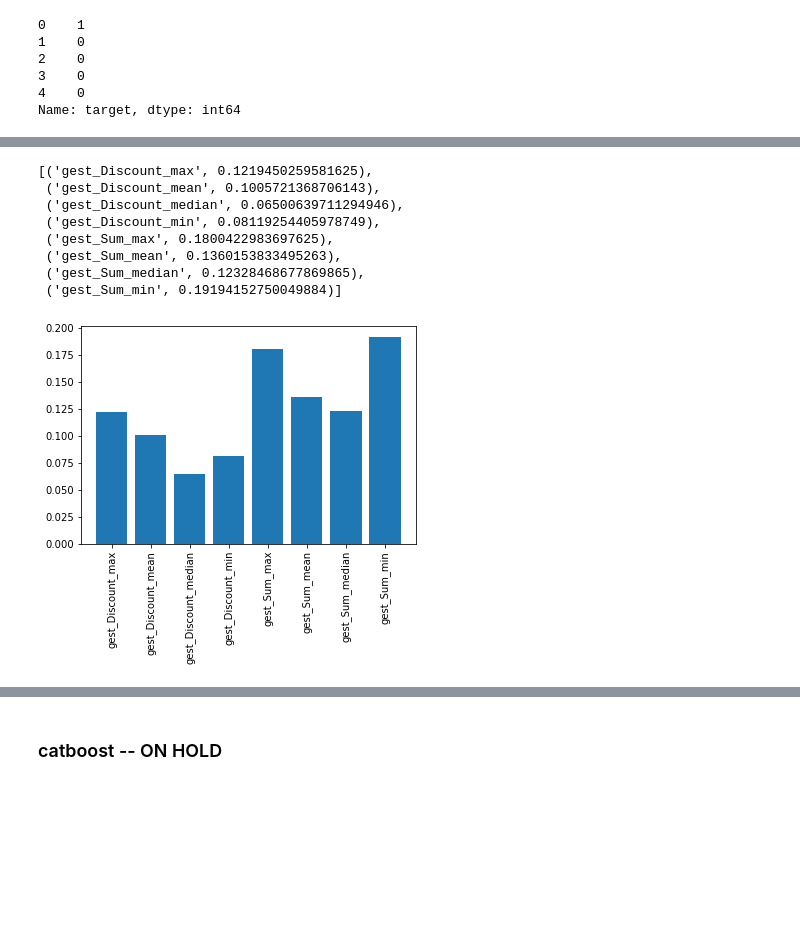
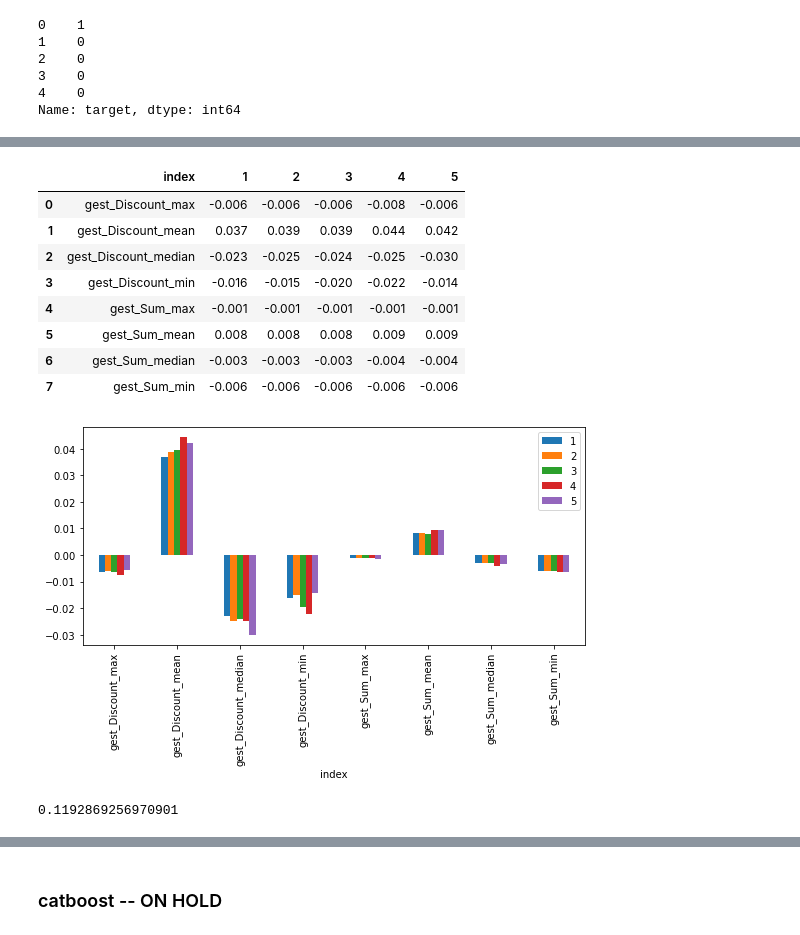
Before and after one commit to snakerzr/cupcake_churn_prediction, a Jupyter notebook: notebook.ipynb, the cells around one changed output, grey strips where cells are left out. Drawn from its saved outputs; the diff is of its cells as text; code cells hidden in the pictures; blank space fills up the shorter version.

```diff
--- a/notebook.ipynb
+++ b/notebook.ipynb
@@ -1157,10 +1161,11 @@ Name: target, dtype: int64
+# %%
+cv = ShuffleSplit(n_splits=5, test_size=0.3)
 # %%
 # Логистическая регрессия
 with warnings.catch_warnings():
     warnings.simplefilter('ignore')
     log_reg = LogisticRegression()
-    # log_reg_cv_orig = cross_validate(log_reg, X_orig, y_orig, cv=5, scoring='roc_auc')
-    log_reg_cv_new = cross_validate(log_reg, X, y, cv=5, scoring='roc_auc')
+    log_reg_cv = cross_validate(log_reg, X, y, cv=cv, scoring='roc_auc',return_estimator=True)
 
 # Здесь ошибки несходимости - убрал
 # %%
@@ -1248,17 +1214,24 @@ forest = RandomForestClassifier(random_state=rand_state).fit(X,y)
-# %%
-list(zip(X.columns,forest.feature_importances_))
-# %% [output]
-[('gest_Discount_max', 0.1219450259581625),
- ('gest_Discount_mean', 0.1005721368706143),
- ('gest_Discount_median', 0.06500639711294946),
- ('gest_Discount_min', 0.08119254405978749),
- ('gest_Sum_max', 0.1800422983697625),
- ('gest_Sum_mean', 0.1360153833495263),
- ('gest_Sum_median', 0.12328468677869865),
- ('gest_Sum_min', 0.19194152750049884)]
-# %%
-plt.bar(x=X.columns,height=forest.feature_importances_)
-plt.xticks(rotation=90)
-plt.show()
-# %% [output]
-[figure, removed]
+# %%
+lr_coef = {}
+for n, model in enumerate(log_reg_cv['estimator']):
+    lr_coef[n+1] = model.coef_[0]
+lr_coef
+lr_coef = pd.DataFrame(lr_coef,index=X.columns).reset_index()
+display(lr_coef)
+lr_coef.plot(x='index', y=[1,2,3,4,5], kind="bar",figsize=(9,4))
+plt.show()
+# %% [output]
+|  | index | 1 | 2 | 3 | 4 | 5 |
+| 0 | gest_Discount_max | -0.006 | -0.006 | -0.006 | -0.008 | -0.006 |
+| 1 | gest_Discount_mean | 0.037 | 0.039 | 0.039 | 0.044 | 0.042 |
+| 2 | gest_Discount_median | -0.023 | -0.025 | -0.024 | -0.025 | -0.030 |
+| 3 | gest_Discount_min | -0.016 | -0.015 | -0.020 | -0.022 | -0.014 |
+| 4 | gest_Sum_max | -0.001 | -0.001 | -0.001 | -0.001 | -0.001 |
+| 5 | gest_Sum_mean | 0.008 | 0.008 | 0.008 | 0.009 | 0.009 |
+| 6 | gest_Sum_median | -0.003 | -0.003 | -0.003 | -0.004 | -0.004 |
+| 7 | gest_Sum_min | -0.006 | -0.006 | -0.006 | -0.006 | -0.006 |
+[figure, added]
+# %%
+forest_cv['estimator'][0].feature_importances_[0]
+# %% [output]
+0.1192869256970901
```
Also changed, not shown: parts of 43 cells of this notebook.
